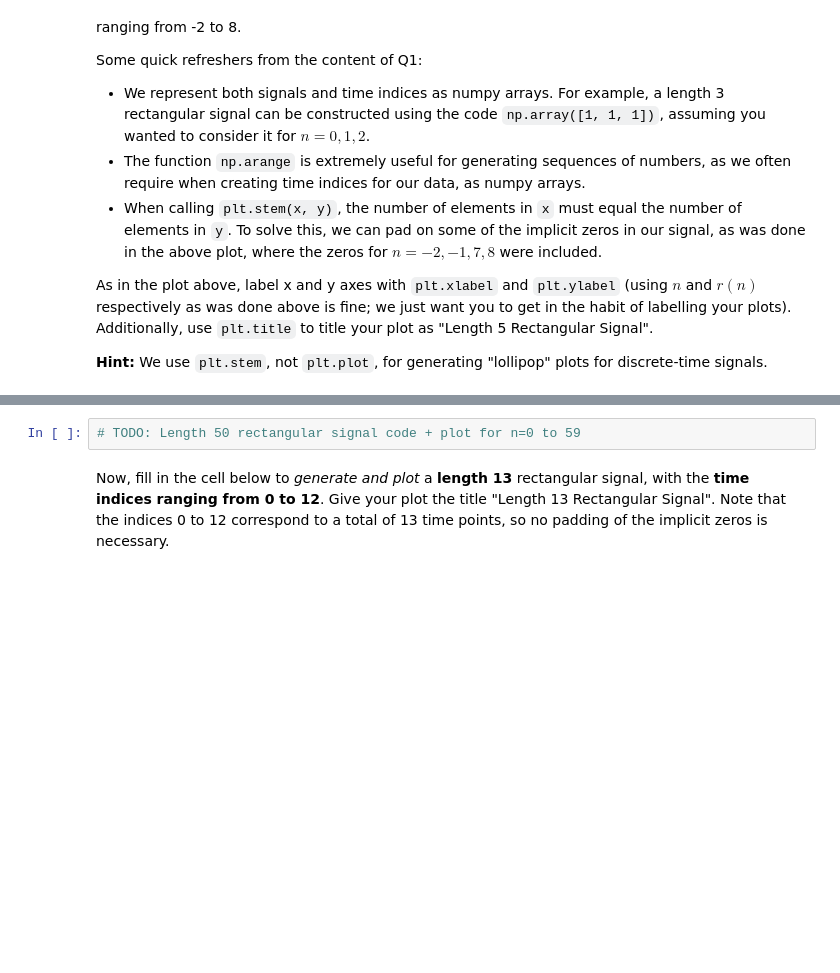
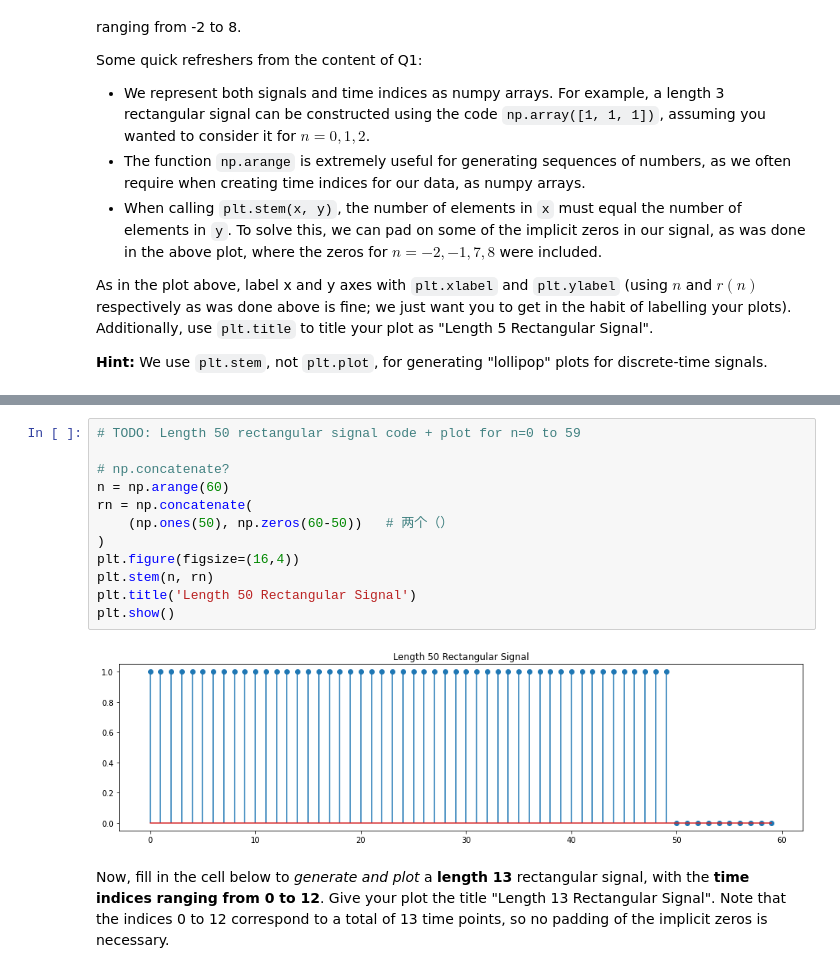
Before and after one commit to Tadori-izanai/EE120-fa19, a Jupyter notebook: labs/lab1/lab1.ipynb, the cells around one changed output, grey strips where cells are left out. Saved outputs shown, nothing was run; the diff lists cells and outputs as text; blank space fills up the shorter version.

```diff
--- a/labs/lab1/lab1.ipynb
+++ b/labs/lab1/lab1.ipynb
@@ -516,5 +583,17 @@ Now, fill in the cell below to *generate and plot* a **length 50** rectangular s
-# %%
-# TODO: Length 50 rectangular signal code + plot for n=0 to 59
+# %%
+# TODO: Length 50 rectangular signal code + plot for n=0 to 59
+
+# np.concatenate?
+n = np.arange(60)
+rn = np.concatenate(
+    (np.ones(50), np.zeros(60-50))   # 两个（）
+)
+plt.figure(figsize=(16,4))
+plt.stem(n, rn)
+plt.title('Length 50 Rectangular Signal')
+plt.show()
+# %% [output]
+[figure, added]
 # %% [markdown]
 Now, fill in the cell below to *generate and plot* a **length 13** rectangular signal, with the **time indices ranging from 0 to 12**. Give your plot the title "Length 13 Rectangular Signal". Note that the indices 0 to 12 correspond to a total of 13 time points, so no padding of the implicit zeros is necessary.
 # %%
```
Also changed, not shown: parts of 68 cells of this notebook.
